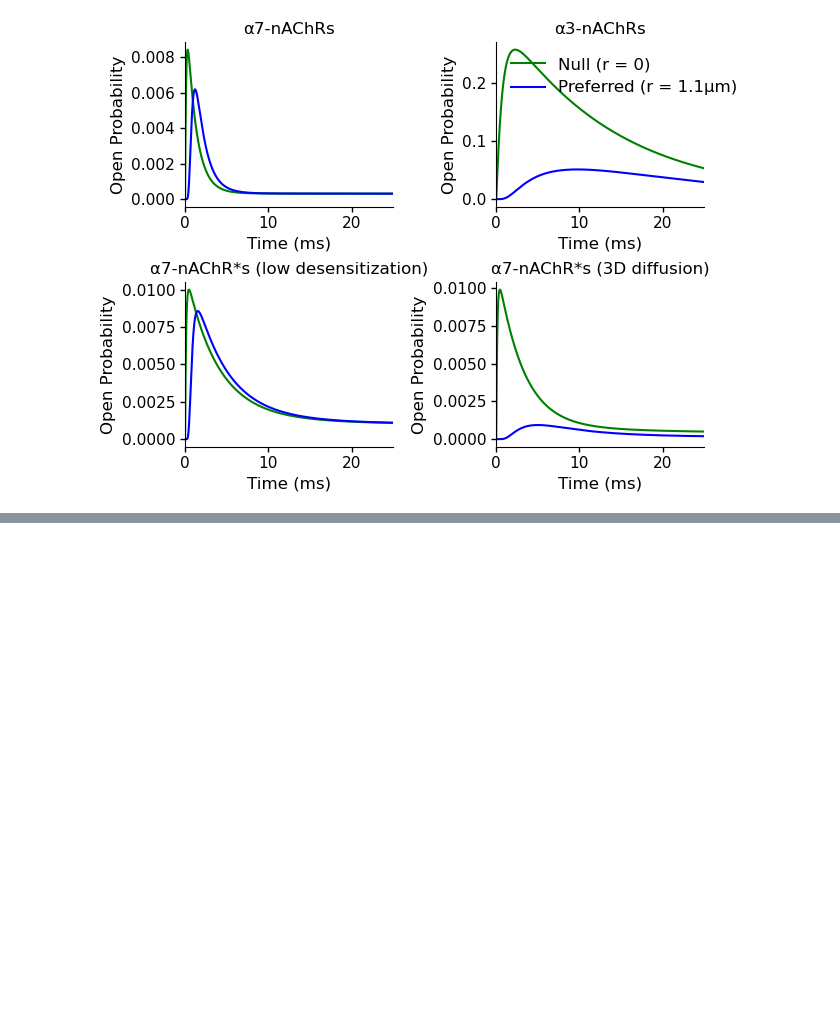
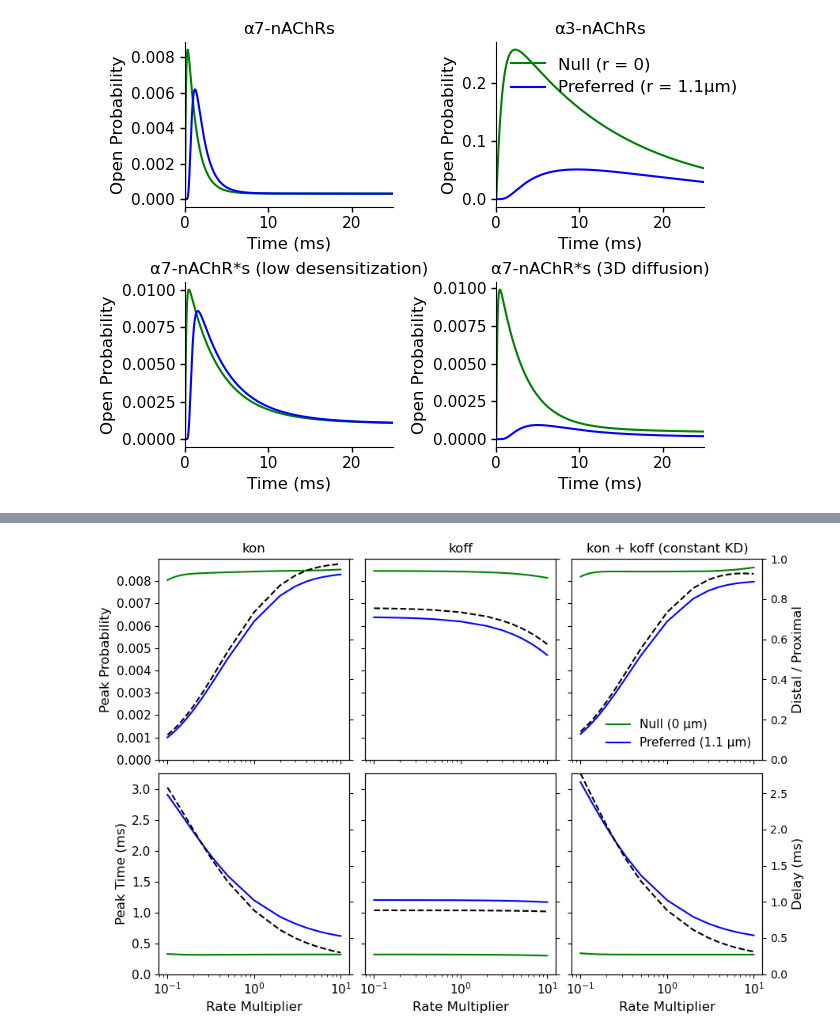
Before and after one commit to geoffder/kinetics, a Jupyter notebook: thesis_figs.ipynb, the cells around one changed output, grey strips where cells are left out. Cells and saved outputs as stored; diff of their text form; code cells hidden in the pictures; blank space fills up the shorter version.

```diff
--- a/thesis_figs.ipynb
+++ b/thesis_figs.ipynb
@@ -228,0 +261,63 @@ for ext in exts:
+# %%
+dist_over_prox = True
+prox_lbl, prox_clr = "Null (0 μm)", "green"
+dist_lbl, dist_clr = "Preferred (1.1 μm)", "blue"
+
+k_conds = ["kon", "koff", "kon_koff"]
+ratio_lbl = "Distal / Proximal" if dist_over_prox else "Proximal / Distal"
+multis = mod_run["multis"]
+binding_metrics_fig, binding_metrics_ax = plt.subplots(2, 3, sharex=True, sharey="row", figsize=(9, 6))
+binding_metrics_axr = [[a.twinx() for a in row] for row in binding_metrics_ax]
+
+binding_delays = {
+    k: mod_run[k]["metrics"]["distal"]["peak_time"] - mod_run[k]["metrics"]["prox"]["peak_time"]
+    for k in k_conds
+}
+max_delay = max(map(np.max, binding_delays.values()))
+
+for i, k in enumerate(k_conds):
+    metrics = mod_run[k]["metrics"]
+    binding_metrics_ax[0][i].plot(multis, metrics["prox"]["peak"], c=prox_clr, label=prox_lbl)
+    binding_metrics_ax[0][i].plot(multis, metrics["distal"]["peak"], c=dist_clr, label=dist_lbl)
+    title = "kon + koff (constant KD)" if k == "kon_koff" else k
+    binding_metrics_ax[0][i].set_title(title)
+
+    ratio = (
+        (metrics["distal"]["peak"] / metrics["prox"]["peak"])
+        if dist_over_prox
+        else (metrics["prox"]["peak"] / metrics["distal"]["peak"])
+    )
+    binding_metrics_axr[0][i].plot(multis, ratio, c="black", linestyle="--")
+    binding_metrics_axr[0][i].set_ylim(0, 1 if dist_over_prox else None)
+
+    binding_metrics_ax[1][i].plot(multis, metrics["prox"]["peak_time"], c=prox_clr)
+    binding_metrics_ax[1][i].plot(multis, metrics["distal"]["peak_time"], c=dist_clr)
+    binding_metrics_axr[1][i].plot(multis, binding_delays[k], c="black", linestyle="--")
+    binding_metrics_axr[1][i].set_ylim(0, max_delay)
+
+    binding_metrics_ax[1][i].set_xscale("log")
+    binding_metrics_ax[1][i].set_xlabel("Rate Multiplier", fontsize=12)
+
+for row in binding_metrics_ax:
+    for a in row:
+        for ticks in a.get_xticklabels() + a.get_yticklabels():
+            ticks.set_fontsize(11)
+
+for row in binding_metrics_axr:
+    for a in row[:-1]:
+        a.set_yticklabels([])
+        # a.sharey(row[-1])
+
+binding_metrics_ax[0][0].set_ylim(0)
+binding_metrics_ax[1][0].set_ylim(0)
+binding_metrics_ax[0][0].set_ylabel("Peak Probability", fontsize=12)
+binding_metrics_axr[0][-1].set_ylabel(ratio_lbl, fontsize=12)
+binding_metrics_ax[1][0].set_ylabel("Peak Time (ms)", fontsize=12)
+binding_metrics_axr[1][-1].set_ylabel("Delay (ms)", fontsize=12)
+binding_metrics_ax[0][-1].legend(frameon=False, fontsize=11)
+binding_metrics_fig.set_layout_engine("compressed")
+
+for ext in exts:
+    binding_metrics_fig.savefig(os.path.join(fig_path, "%s_binding_modulation_metrics%s" % (bldr_name, ext)), bbox_inches="tight")
+# %% [output]
+[figure, added]
```
Also changed, not shown: parts of 5 cells of this notebook, 2 other files.
